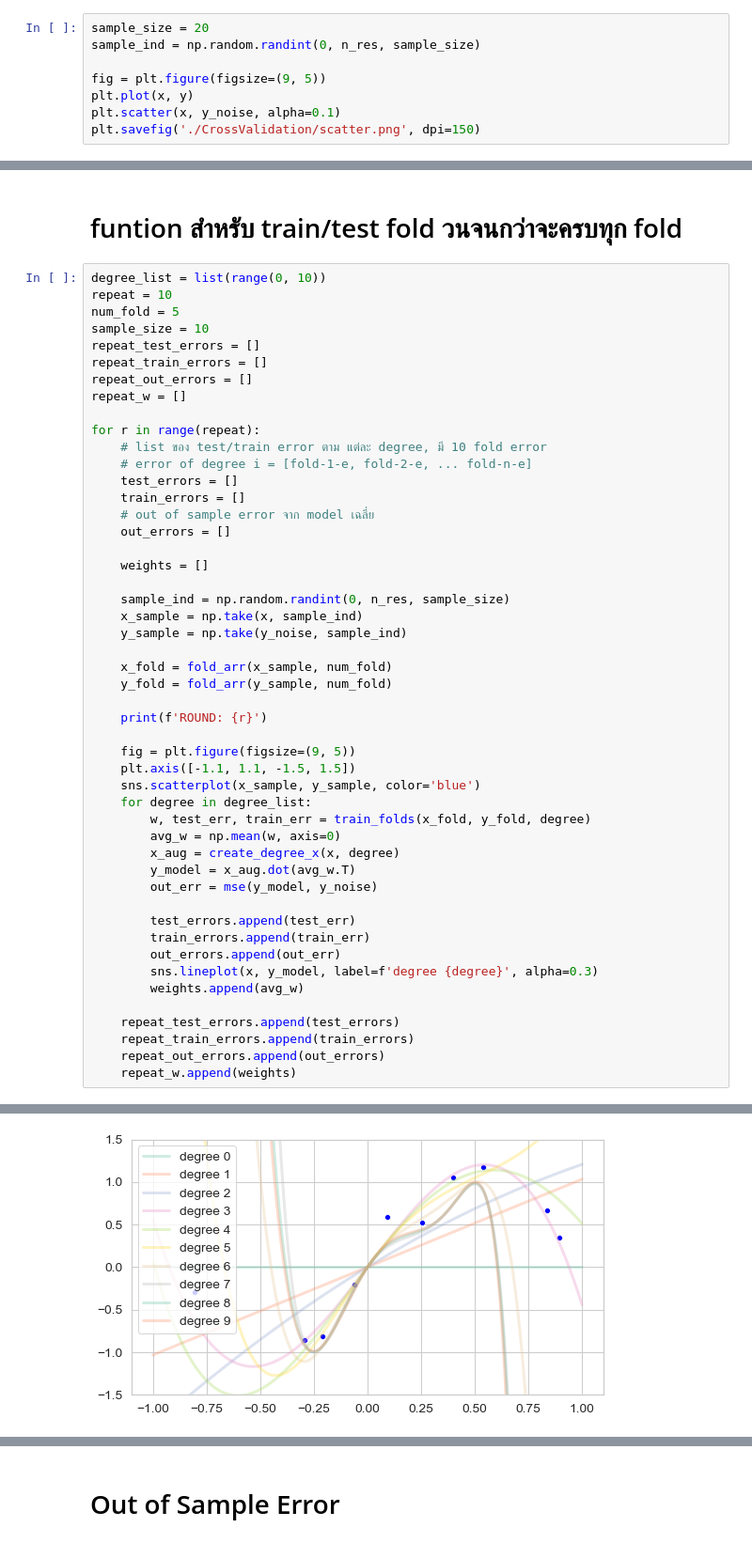
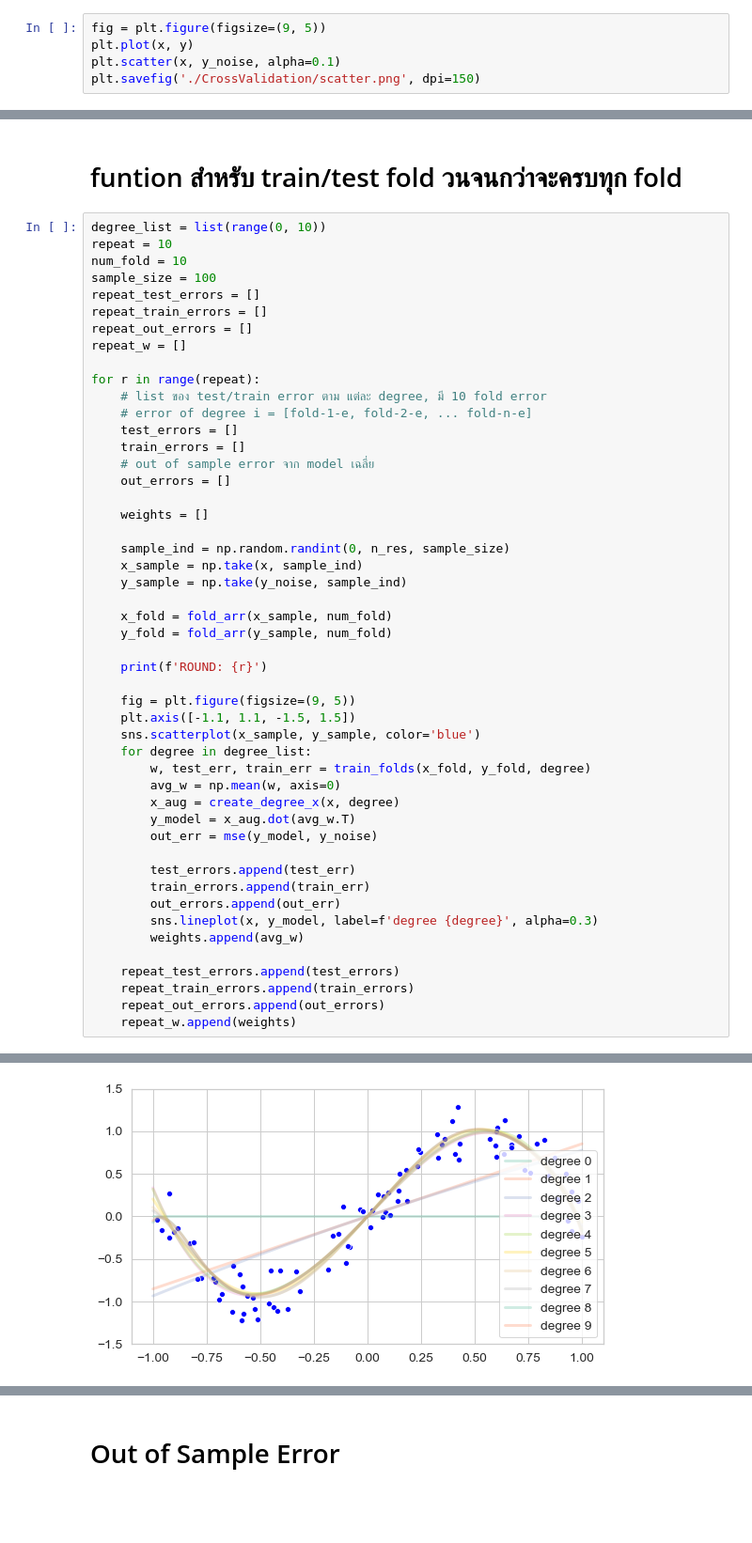
Before and after one commit to chuan-khuna/Datamining, a Jupyter notebook: CrossValidation/cross_validation.ipynb, the cells around one changed output, grey strips where cells are left out. Shown at 94% size. Saved outputs shown, nothing was run; the diff lists cells and outputs as text; blank space fills up the shorter version.

```diff
--- a/CrossValidation/cross_validation.ipynb
+++ b/CrossValidation/cross_validation.ipynb
@@ -27,9 +27,6 @@ y_noise = y + noise
 # %% [markdown]
 ## Random Sample ranint = Discrete Uniform
 # %%
-sample_size = 20
-sample_ind = np.random.randint(0, n_res, sample_size)
-
 fig = plt.figure(figsize=(9, 5))
 plt.plot(x, y)
 plt.scatter(x, y_noise, alpha=0.1)
@@ -115,8 +112,8 @@ def train_folds(x_fold, y_fold, degree):
 # %%
 degree_list = list(range(0, 10))
 repeat = 10
-num_fold = 5
-sample_size = 10
+num_fold = 10
+sample_size = 100
 repeat_test_errors = []
 repeat_train_errors = []
 repeat_out_errors = []
@@ -183 +180 @@ ROUND: 9
-[figure, old version]
+[figure, new version]
```
Also changed, not shown: parts of 9 cells of this notebook, 9 other files.
